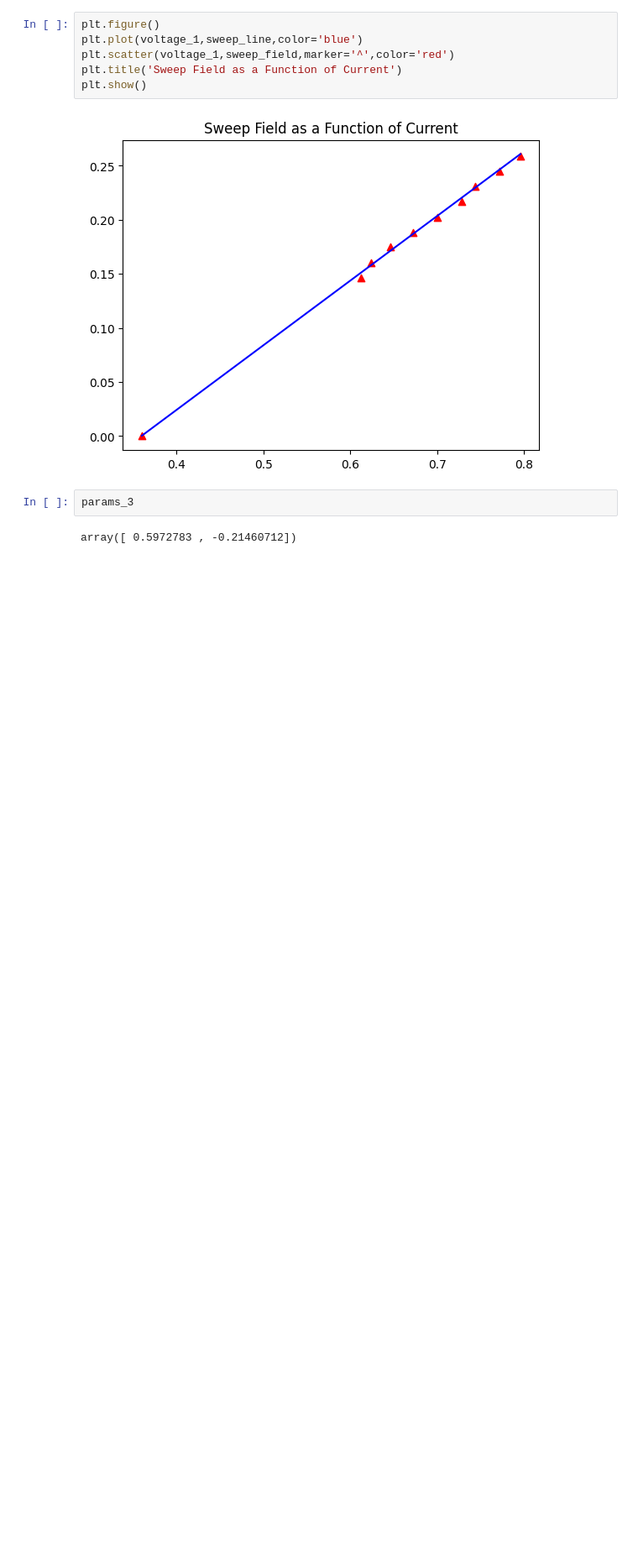
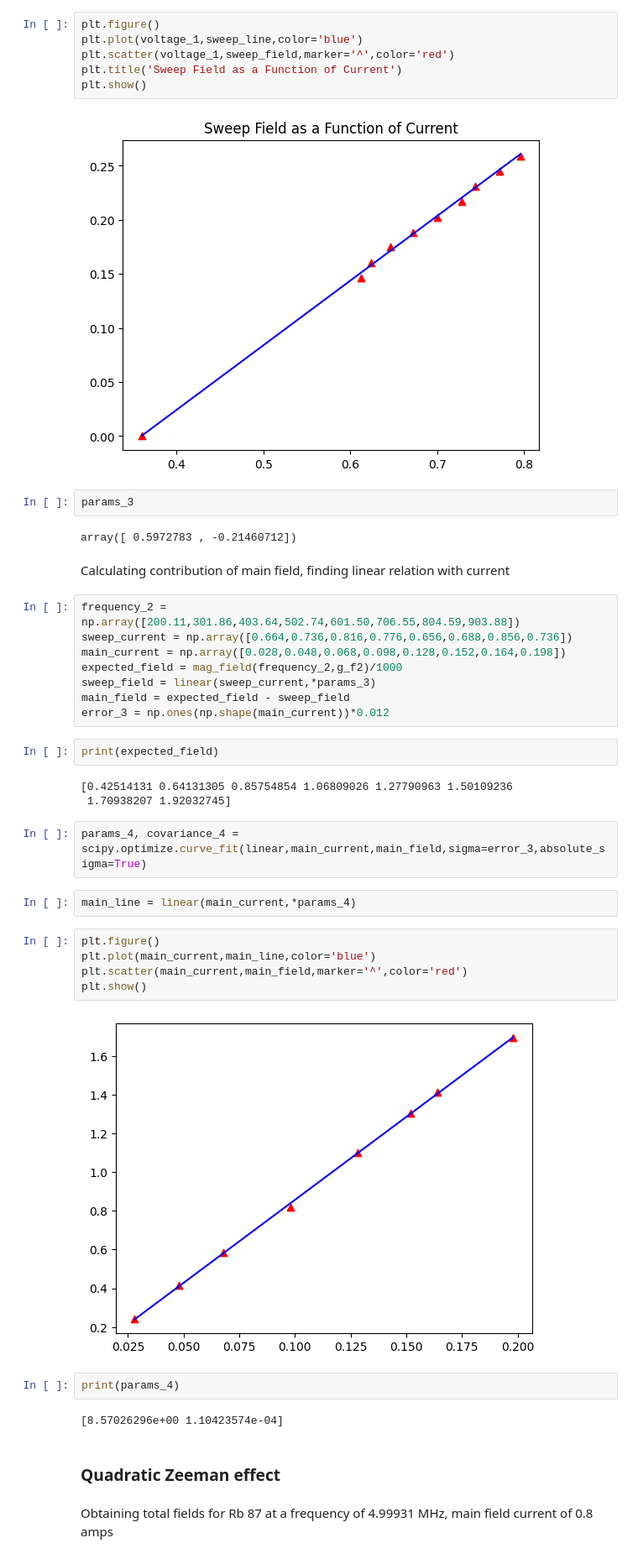
Before and after one commit to 001hazel/Phys-134, a Jupyter notebook: Optical_Pumping_Data_Analysis.ipynb, the cells around one changed output. Shown: that part at 84% size. Drawn from its saved outputs; the diff is of its cells as text; blank space fills up the shorter version.

```diff
--- a/Optical_Pumping_Data_Analysis.ipynb
+++ b/Optical_Pumping_Data_Analysis.ipynb
@@ -84,3 +102,37 @@ plt.show()
 params_3
 # %% [output]
 array([ 0.5972783 , -0.21460712])
+# %% [markdown]
+Calculating contribution of main field, finding linear relation with current
+# %%
+frequency_2 = np.array([200.11,301.86,403.64,502.74,601.50,706.55,804.59,903.88])
+sweep_current = np.array([0.664,0.736,0.816,0.776,0.656,0.688,0.856,0.736])
+main_current = np.array([0.028,0.048,0.068,0.098,0.128,0.152,0.164,0.198])
+expected_field = mag_field(frequency_2,g_f2)/1000
+sweep_field = linear(sweep_current,*params_3)
+main_field = expected_field - sweep_field
+error_3 = np.ones(np.shape(main_current))*0.012
+# %%
+print(expected_field)
+# %% [output]
+[0.42514131 0.64131305 0.85754854 1.06809026 1.27790963 1.50109236
+ 1.70938207 1.92032745]
+# %%
+params_4, covariance_4 = scipy.optimize.curve_fit(linear,main_current,main_field,sigma=error_3,absolute_sigma=True)
+# %%
+main_line = linear(main_current,*params_4)
+# %%
+plt.figure()
+plt.plot(main_current,main_line,color='blue')
+plt.scatter(main_current,main_field,marker='^',color='red')
+plt.show()
+# %% [output]
+[figure, added]
+# %%
+print(params_4)
+# %% [output]
+[8.57026296e+00 1.10423574e-04]
+# %% [markdown]
+### Quadratic Zeeman effect
+# %% [markdown]
+Obtaining total fields for Rb 87 at a frequency of 4.99931 MHz, main field current of 0.8 amps
```
Also changed, not shown: parts of 10 cells of this notebook.
